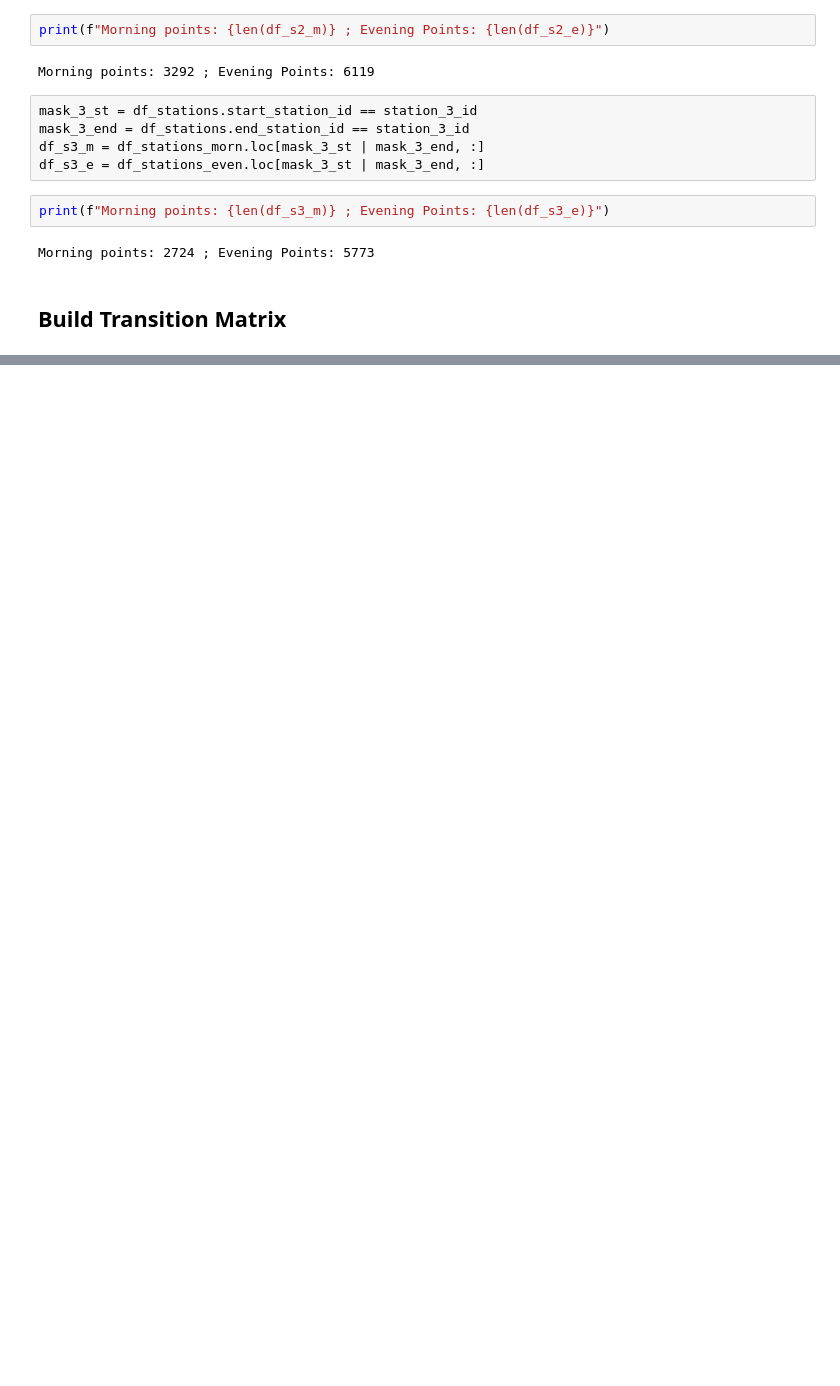
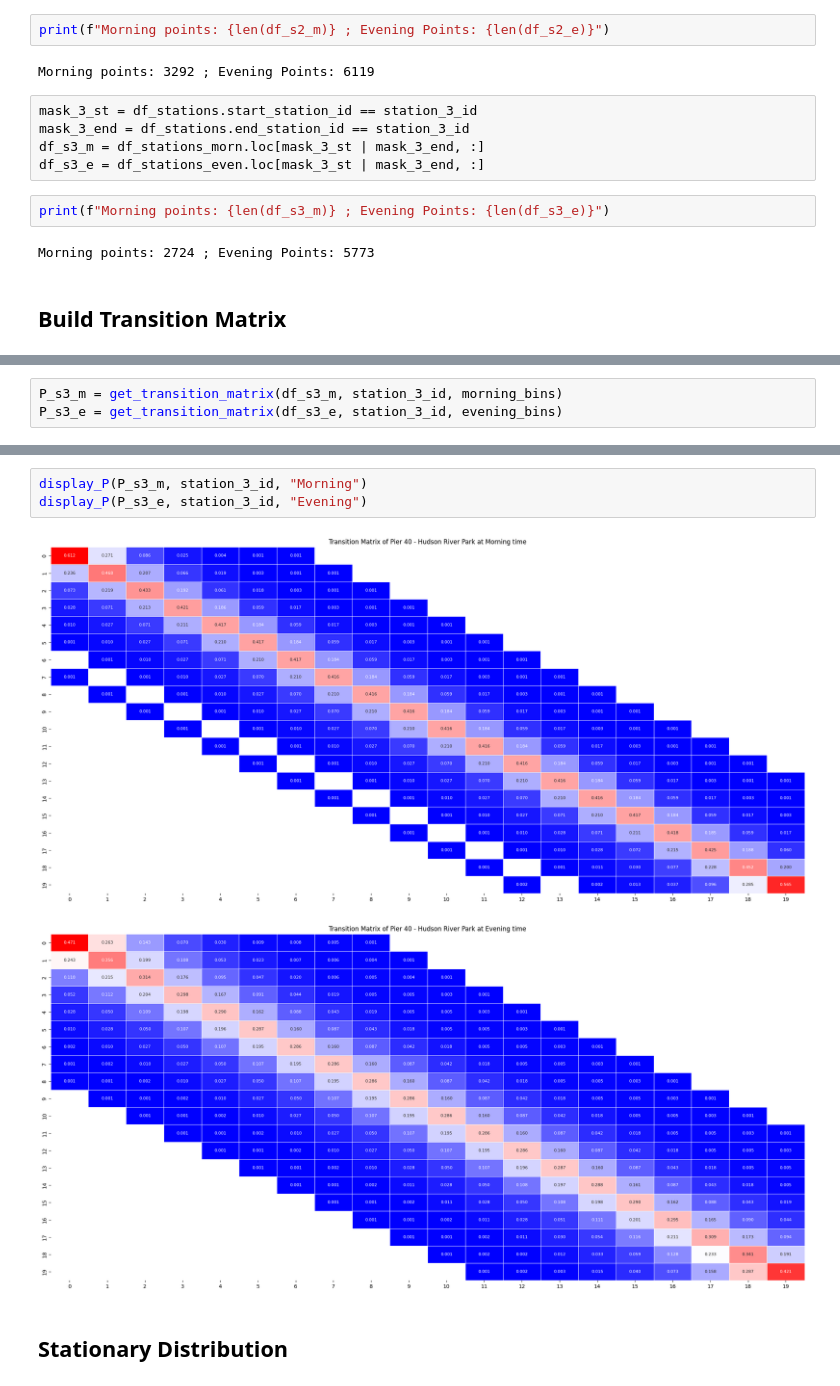
Before and after one commit to bwoody13/nyc-citibike-markovchain, a Jupyter notebook: project.ipynb, the cells around one changed output, grey strips where cells are left out. Saved outputs shown, nothing was run; the diff lists cells and outputs as text; blank space fills up the shorter version.

```diff
--- a/project.ipynb
+++ b/project.ipynb
@@ -388,0 +380,3 @@ array([[0.46690734, 0.30806258, 0.13357401, ..., 0.        , 0.        ,
+# %%
+P_s3_m = get_transition_matrix(df_s3_m, station_3_id, morning_bins)
+P_s3_e = get_transition_matrix(df_s3_e, station_3_id, evening_bins)
@@ -388,0 +408,8 @@ array([[0.46690734, 0.30806258, 0.13357401, ..., 0.        , 0.        ,
+# %%
+display_P(P_s3_m, station_3_id, "Morning")
+display_P(P_s3_e, station_3_id, "Evening")
+# %% [output]
+[figure, added]
+[figure, added]
+# %% [markdown]
+## Stationary Distribution
```
Also changed, not shown: parts of 15 cells of this notebook.
